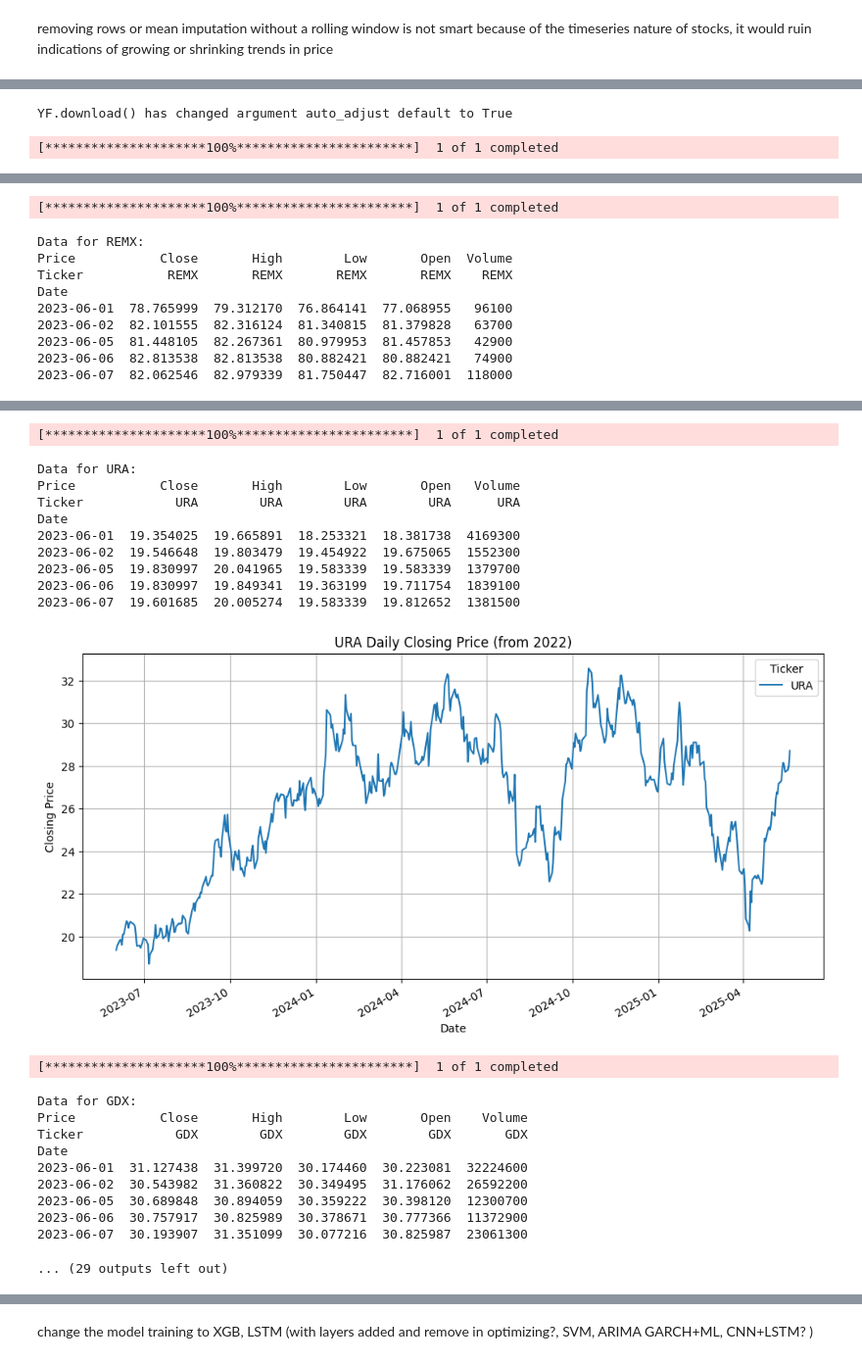
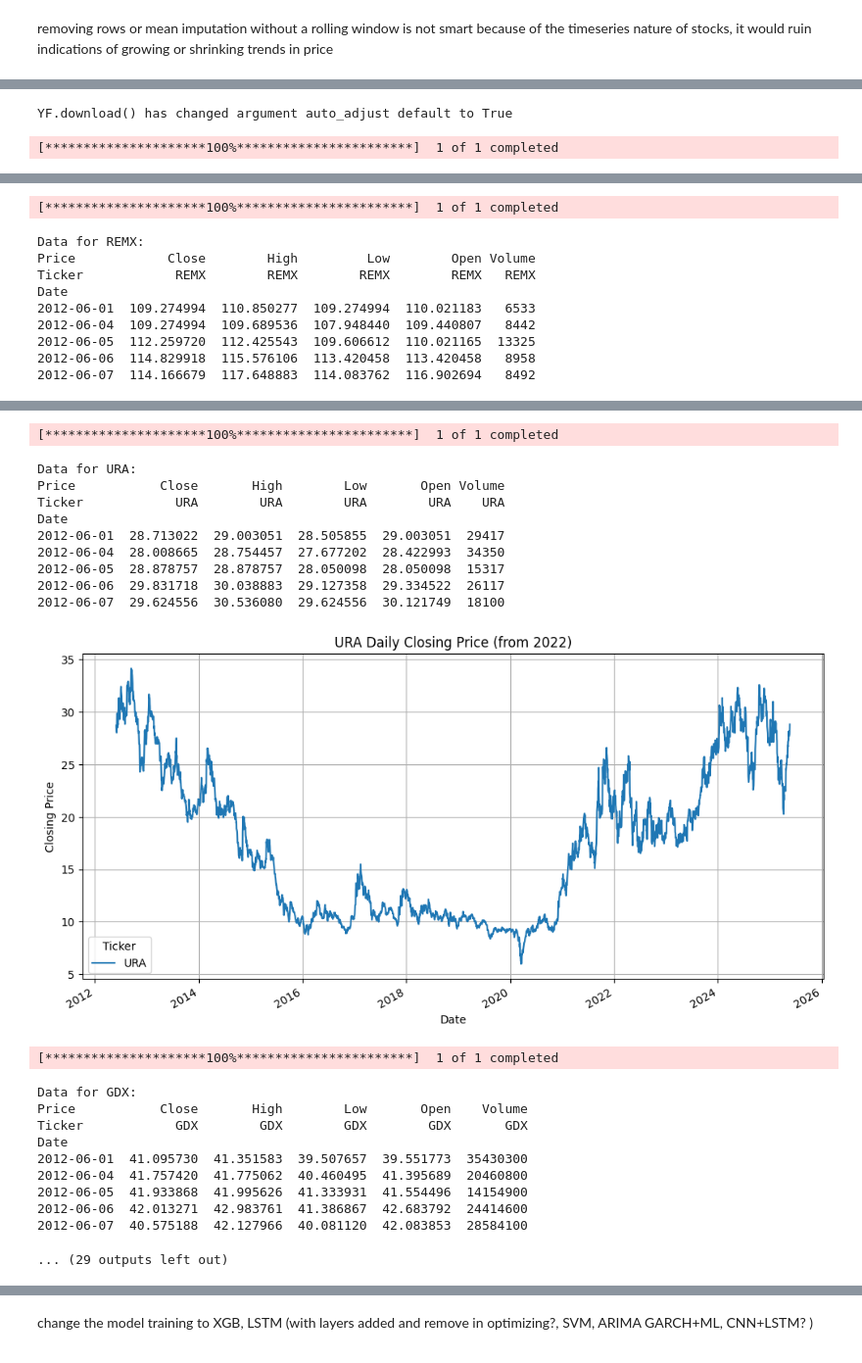
Before and after one commit to chielgroen1998/MLOps, a Jupyter notebook: datacollection.ipynb, the cells around one changed output, grey strips where cells are left out. Shown at 98% size. Saved outputs shown, nothing was run; the diff lists cells and outputs as text; code cells hidden in the pictures.

```diff
--- a/datacollection.ipynb
+++ b/datacollection.ipynb
@@ -89,7 +85,7 @@ symbols = ['LIT', 'REMX', 'URA', 'GDX', 'GDXJ', 'XLE', 'ICLN', 'SPY', 'GLD', 'CP
 all_data = {}
 for symbol in symbols:
     # Download data
-    data = yf.download(symbol, start='2023-06-01')
+    data = yf.download(symbol, start='2012-06-01')
     all_data[symbol] = data
 
     # Print the first few rows of the dataset
@@ -129,10 +125,10 @@ Date
 [*********************100%***********************]  1 of 1 completed
 Data for REMX:
-Price           Close       High        Low       Open  Volume
-Ticker           REMX       REMX       REMX       REMX    REMX
+Price            Close        High         Low        Open Volume
+Ticker            REMX        REMX        REMX        REMX   REMX
 Date
-2023-06-01  78.765999  79.312170  76.864141  77.068955   96100
-2023-06-02  82.101555  82.316124  81.340815  81.379828   63700
-2023-06-05  81.448105  82.267361  80.979953  81.457853   42900
-2023-06-06  82.813538  82.813538  80.882421  80.882421   74900
-2023-06-07  82.062546  82.979339  81.750447  82.716001  118000
+2012-06-01  109.274994  110.850277  109.274994  110.021183   6533
+2012-06-04  109.274994  109.689536  107.948440  109.440807   8442
+2012-06-05  112.259720  112.425543  109.606612  110.021165  13325
+2012-06-06  114.829918  115.576106  113.420458  113.420458   8958
+2012-06-07  114.166679  117.648883  114.083762  116.902694   8492
@@ -140,24 +136,24 @@ Date
 [*********************100%***********************]  1 of 1 completed
 Data for URA:
-Price           Close       High        Low       Open   Volume
-Ticker            URA        URA        URA        URA      URA
+Price           Close       High        Low       Open Volume
+Ticker            URA        URA        URA        URA    URA
 Date
-2023-06-01  19.354025  19.665891  18.253321  18.381738  4169300
-2023-06-02  19.546648  19.803479  19.454922  19.675065  1552300
-2023-06-05  19.830997  20.041965  19.583339  19.583339  1379700
-2023-06-06  19.830997  19.849341  19.363199  19.711754  1839100
-2023-06-07  19.601685  20.005274  19.583339  19.812652  1381500
+2012-06-01  28.713022  29.003051  28.505855  29.003051  29417
+2012-06-04  28.008665  28.754457  27.677202  28.422993  34350
+2012-06-05  28.878757  28.878757  28.050098  28.050098  15317
+2012-06-06  29.831718  30.038883  29.127358  29.334522  26117
+2012-06-07  29.624556  30.536080  29.624556  30.121749  18100
-[figure, old version]
+[figure, new version]
 [*********************100%***********************]  1 of 1 completed
 Data for GDX:
 Price           Close       High        Low       Open    Volume
 Ticker            GDX        GDX        GDX        GDX       GDX
 Date
-2023-06-01  31.127438  31.399720  30.174460  30.223081  32224600
-2023-06-02  30.543982  31.360822  30.349495  31.176062  26592200
-2023-06-05  30.689848  30.894059  30.359222  30.398120  12300700
-2023-06-06  30.757917  30.825989  30.378671  30.777366  11372900
-2023-06-07  30.193907  31.351099  30.077216  30.825987  23061300
+2012-06-01  41.095730  41.351583  39.507657  39.551773  35430300
+2012-06-04  41.757420  41.775062  40.460495  41.395689  20460800
+2012-06-05  41.933868  41.995626  41.333931  41.554496  14154900
+2012-06-06  42.013271  42.983761  41.386867  42.683792  24414600
+2012-06-07  40.575188  42.127966  40.081120  42.083853  28584100
 ... (29 outputs left out)
 # %%
 all_data['LIT'].columns = ['open', 'high', 'low', 'close', 'volume']
```
Also changed, not shown: parts of 17 cells of this notebook, 4 other files.
